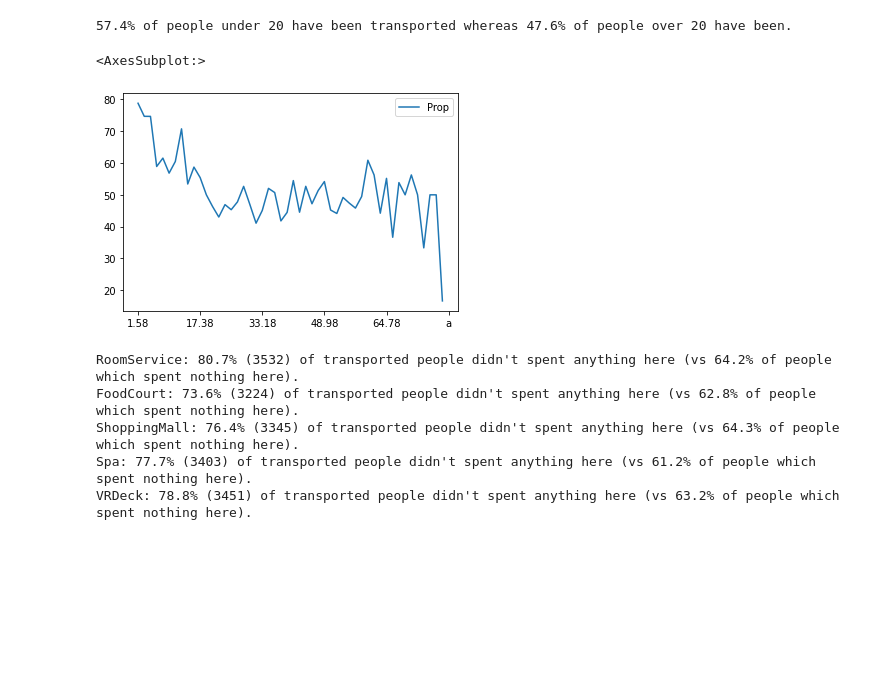
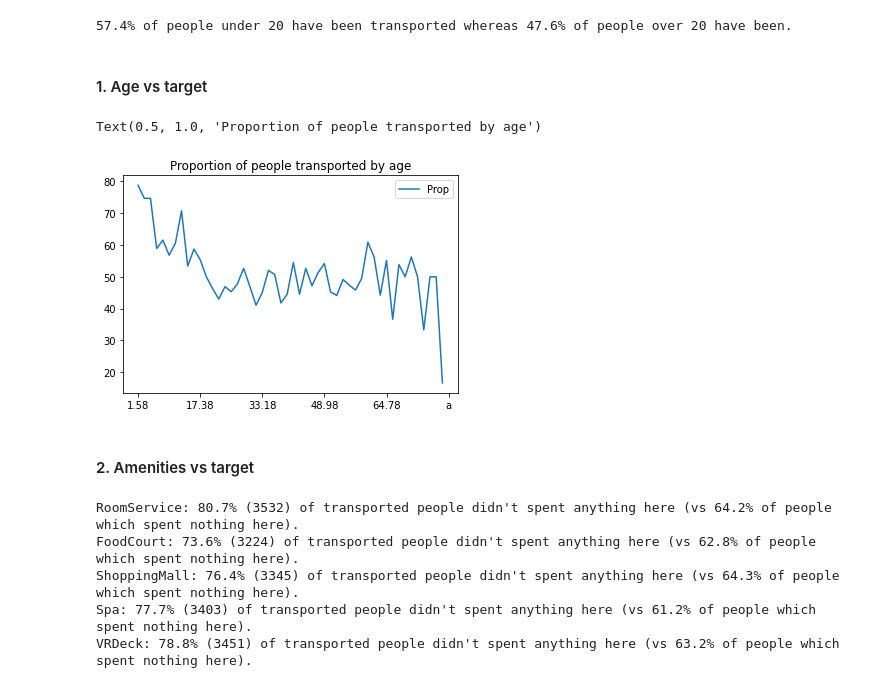
Before and after one commit to ThomasDumazert/01-spaceship_titanic, a Jupyter notebook: notebooks/eda.ipynb, the cells around one changed output. Drawn from its saved outputs; the diff is of its cells as text; code cells hidden in the pictures; blank space fills up the shorter version.

```diff
--- a/notebooks/eda.ipynb
+++ b/notebooks/eda.ipynb
@@ -121,11 +128,11 @@ memory usage: 772.5+ KB
 nb_rows = df.shape[0]
 nb_data = df.shape[0] * df.shape[1]
 
-def compute_prop(number, total):
+def compute_prop(number, total, div_by_zero=np.nan, percent=True):
     ###Compute the proportion of 'number' over 'total' and return a percentage###
     if total == 0:
-        return np.nan
-    return (number / total) * 100
+        return div_by_zero
+    return (number / total) * (100 if percent else 1)
 
 total_missings = 0
 
@@ -317,36 +324,41 @@ prop_over_20 = compute_prop(transported_over_20, total_over_20)
 print(f'{prop_under_20:.1f}% of people under 20 have been transported whereas {prop_over_20:.1f}% of people over 20 have been.')
 # %% [output]
 57.4% of people under 20 have been transported whereas 47.6% of people over 20 have been.
+# %% [markdown]
+#### 1. Age vs target
 # %%
 def format_bin(bin, sep=', '):
     ###Format a bin to be used as a dict key###
     bin=str(bin)
     slice_start = bin.find(sep) + len(sep)
     return bin[slice_start:-1]
 
 def binarize(df, column, bins, target):
     ###Create a new DataFrame where a continuous feature is categorize in bins###
     bined_column = pd.cut(df[column], bins=bins)
     bined_column = pd.concat([df[column], bined_column, df[target]], axis=1, keys=[column, 'Bins', target])
     return bined_column
 
-def compute_bin_prop(bined_df):
+def compute_bin_prop(bined_df, div_by_zero=np.nan):
     ###Compute the proportion by bin, of index where the target is True###
     bin_prop = {}
 
     for bin in bined_df.Bins.sort_values().unique():
         bin_targeted = bined_df[(bined_df.Bins == bin) & bined_df[target]].shape[0]
         bin_total = bined_df[bined_df.Bins == bin].shape[0]
-        bin_prop[format_bin(bin)] = compute_prop(bin_targeted, bin_total)
+        bin_prop[format_bin(bin)] = compute_prop(bin_targeted, bin_total, div_by_zero)
 
     return pd.DataFrame(data=bin_prop.values(), index=bin_prop.keys(), columns=['Prop'])
 
 bined_age = binarize(df, column='Age', bins=nb_bins, target=target)
 prop_transported_age = compute_bin_prop(bined_age)
 prop_transported_age.plot()
+plt.title('Proportion of people transported by age')
 # %% [output]
-<AxesSubplot:>
+Text(0.5, 1.0, 'Proportion of people transported by age')
-[figure, old version]
+[figure, new version]
+# %% [markdown]
+#### 2. Amenities vs target
 # %%
 for column in skewed_columns:
     nb_zeros_transported = df[(df[column] == 0) & df[target]].shape[0]
```
Also changed, not shown: parts of 24 cells of this notebook.
